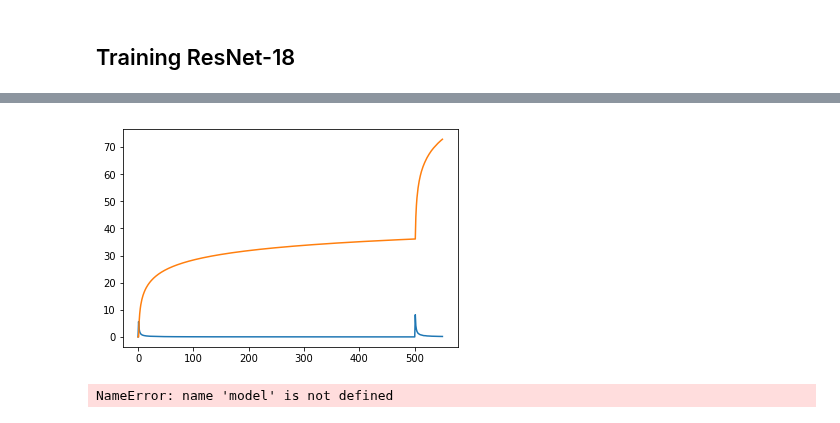
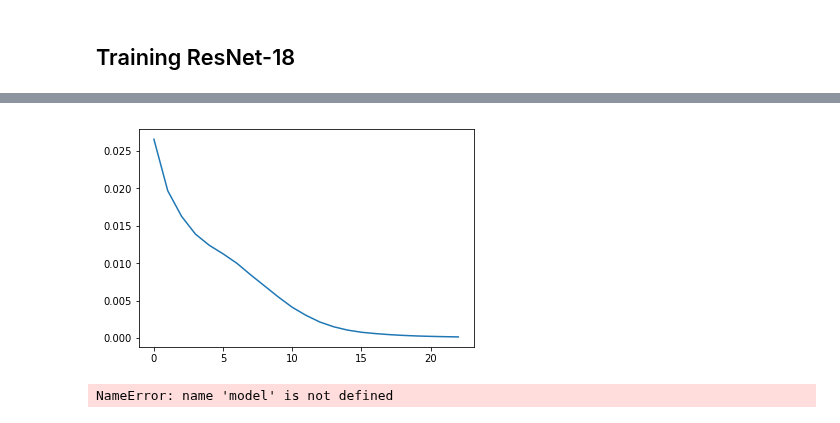
Before and after one commit to Etang21/octconv-pytorch, a Jupyter notebook: OctResNet-18 Experiments.ipynb, the cells around one changed output, grey strips where cells are left out. Drawn from its saved outputs; the diff is of its cells as text; code cells hidden in the pictures.

```diff
--- a/OctResNet-18 Experiments.ipynb
+++ b/OctResNet-18 Experiments.ipynb
@@ -195,3 +323,5 @@ resnet18 = OctResNet.tinyoctresnet18(pretrained=False, progress=True).to(device)
 loss_fn = nn.CrossEntropyLoss()
 learning_rate = 1e-4
 optimizer = torch.optim.Adam(resnet18.parameters(), lr=learning_rate)
+overfit_losses = []
+overfit_model(resnet18, loss_fn, optimizer, num_batches=100, num_epochs=30)
@@ -235,9 +347,8 @@ OctaveResNet(
-# %%
-plt.plot(train_losses)
-actual_train_losses = [np.sum(train_losses[:i]) for i in range(len(train_losses))]
-plt.plot(actual_train_losses)
-plt.show()
-# %% [output]
-[figure, removed]
+# %%
+plt.plot(overfit_losses)
+plt.show()
+overfit_losses_stored = [overfit_losses.copy()]
+# %% [output]
+[figure, added]
 # %%
 #Save model?
```
Also changed, not shown: parts of 9 cells of this notebook.
